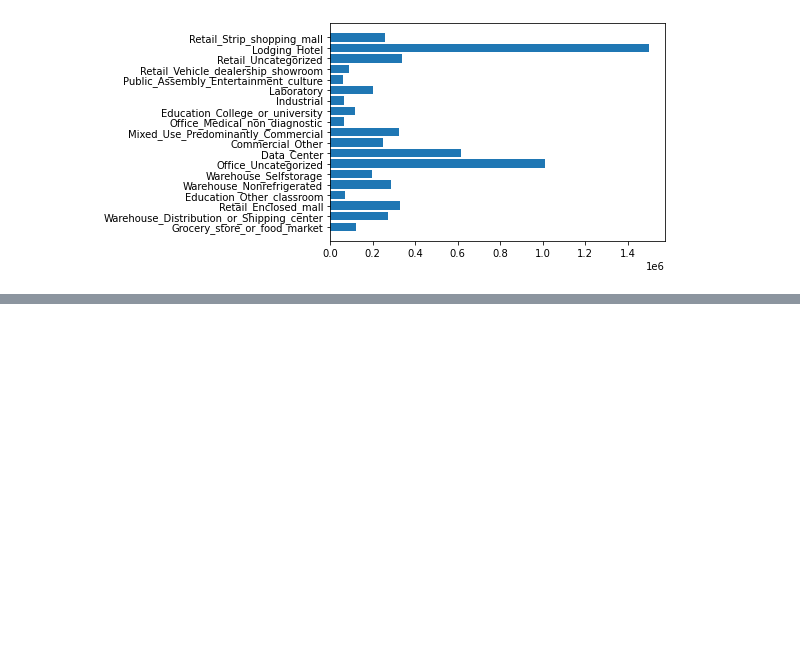
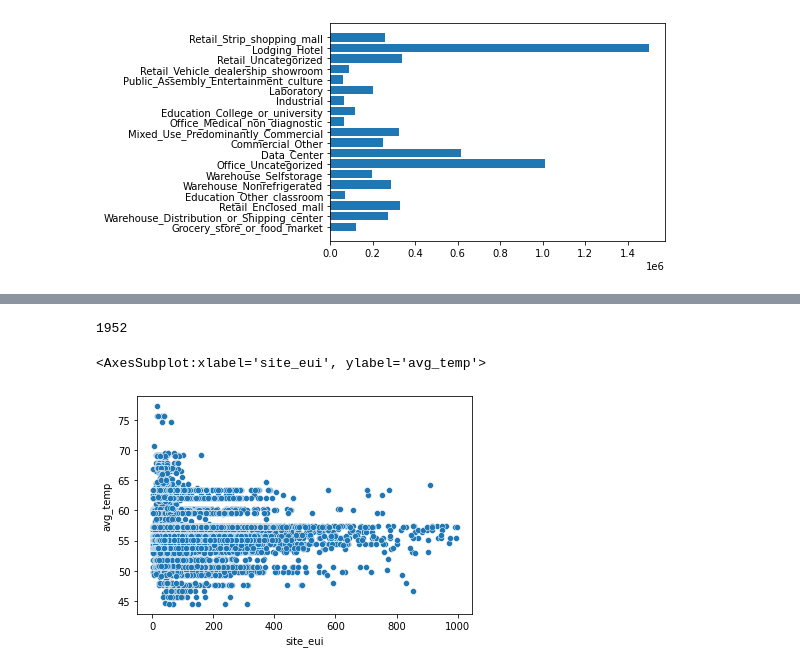
Before and after one commit to Random-Wanderer/Data_analysis_projects, a Jupyter notebook: Omdena_SV_challenge/Omdena_sv_challenve.ipynb, the cells around one changed output, grey strips where cells are left out. Cells and saved outputs as stored; diff of their text form; code cells hidden in the pictures; blank space fills up the shorter version.

Commit message:
Building EUI

```diff
--- a/Omdena_SV_challenge/Omdena_sv_challenve.ipynb
+++ b/Omdena_SV_challenge/Omdena_sv_challenve.ipynb
@@ -78,0 +81,4 @@ train_df.describe()
+# %%
+# Drop wind and fog columns
+train_df = train_df.drop(['direction_peak_wind_speed', 'max_wind_speed', 'days_with_fog', 'direction_max_wind_speed'], axis= 1)
+train_df
@@ -217,3 +244,14 @@ grouped.style.background_gradient(cmap= 'viridis')
 | Warehouse_Refrigerated | 4.486726 | 123382.585841 | 1957.581818 | 49.360825 | 33.708850 | 12.168142 | ... |
 | Warehouse_Selfstorage | 4.362218 | 102023.859619 | 1963.063063 | 71.132075 | 31.628769 | 12.048527 | ... |
 | Warehouse_Uncategorized | 5.509091 | 58127.236364 | 1958.872727 | 52.261044 | 33.609697 | 27.978788 | ... |
+# %%
+# Get mean building year and change to int
+train_df['year_built'].mean().astype(int)
+# %% [output]
+1952
+# %%
+# Show how the average temp effects energy usage intensity
+sns.scatterplot(y= 'avg_temp', x= 'site_eui', data= train_df)
+# %% [output]
+<AxesSubplot:xlabel='site_eui', ylabel='avg_temp'>
+[figure, added]
```
Also changed, not shown: parts of 10 cells of this notebook.
